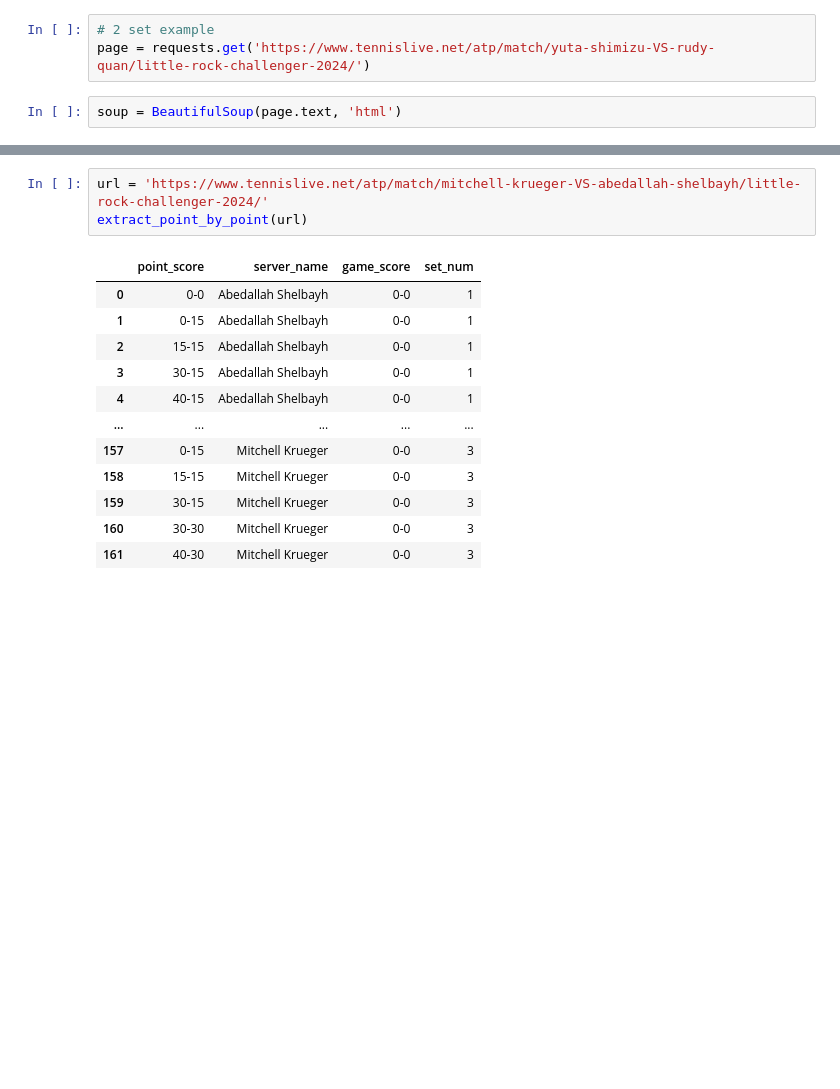
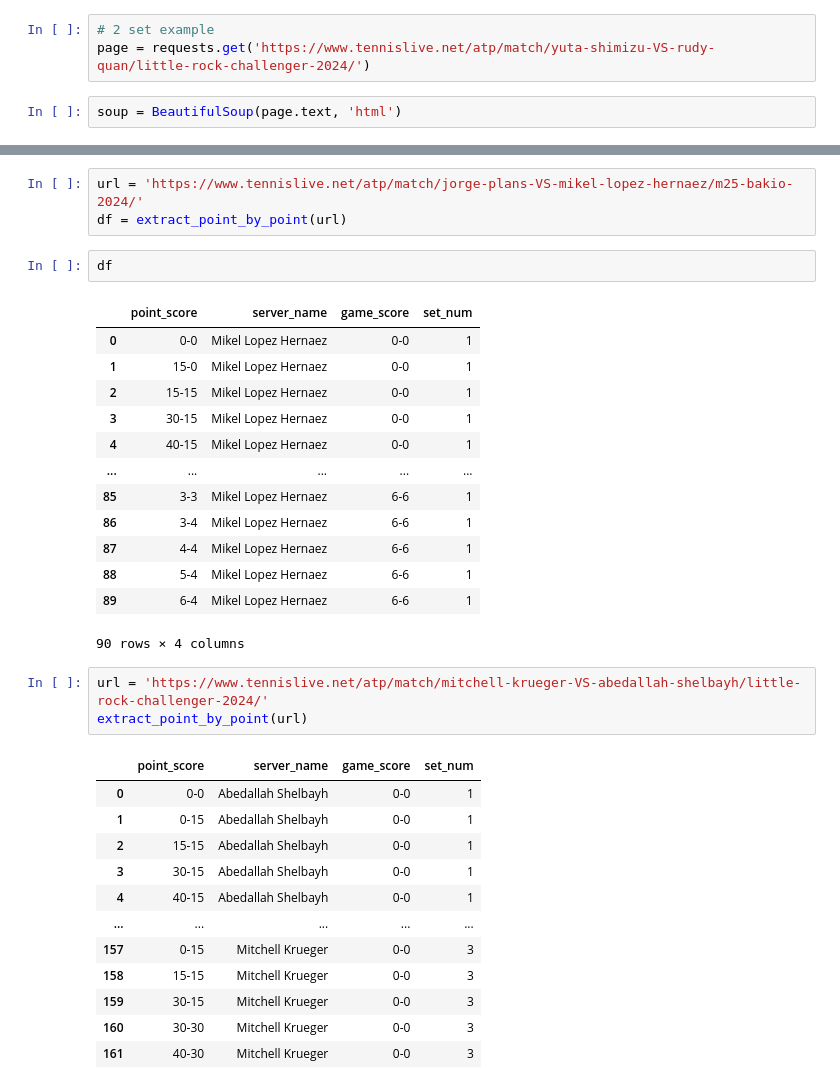
Before and after one commit to cjgimena/Webscraping-Project, a Jupyter notebook: Webscraping Project.ipynb, the cells around one changed output, grey strips where cells are left out. Drawn from its saved outputs; the diff is of its cells as text; blank space fills up the shorter version.

```diff
--- a/Webscraping Project.ipynb
+++ b/Webscraping Project.ipynb
@@ -586,3 +644,22 @@ extract_point_by_point(url)
+# %%
+url = 'https://www.tennislive.net/atp/match/jorge-plans-VS-mikel-lopez-hernaez/m25-bakio-2024/'
+df = extract_point_by_point(url)
+# %%
+df
+# %% [output]
+|  | point_score | server_name | game_score | set_num |
+| 0 | 0-0 | Mikel Lopez Hernaez | 0-0 | 1 |
+| 1 | 15-0 | Mikel Lopez Hernaez | 0-0 | 1 |
+| 2 | 15-15 | Mikel Lopez Hernaez | 0-0 | 1 |
+| 3 | 30-15 | Mikel Lopez Hernaez | 0-0 | 1 |
+| 4 | 40-15 | Mikel Lopez Hernaez | 0-0 | 1 |
+| ... | ... | ... | ... | ... |
+| 85 | 3-3 | Mikel Lopez Hernaez | 6-6 | 1 |
+| 86 | 3-4 | Mikel Lopez Hernaez | 6-6 | 1 |
+| 87 | 4-4 | Mikel Lopez Hernaez | 6-6 | 1 |
+| 88 | 5-4 | Mikel Lopez Hernaez | 6-6 | 1 |
+| 89 | 6-4 | Mikel Lopez Hernaez | 6-6 | 1 |
+90 rows × 4 columns
 # %%
 url = 'https://www.tennislive.net/atp/match/mitchell-krueger-VS-abedallah-shelbayh/little-rock-challenger-2024/'
 extract_point_by_point(url)
```
Also changed, not shown: parts of 11 cells of this notebook.
